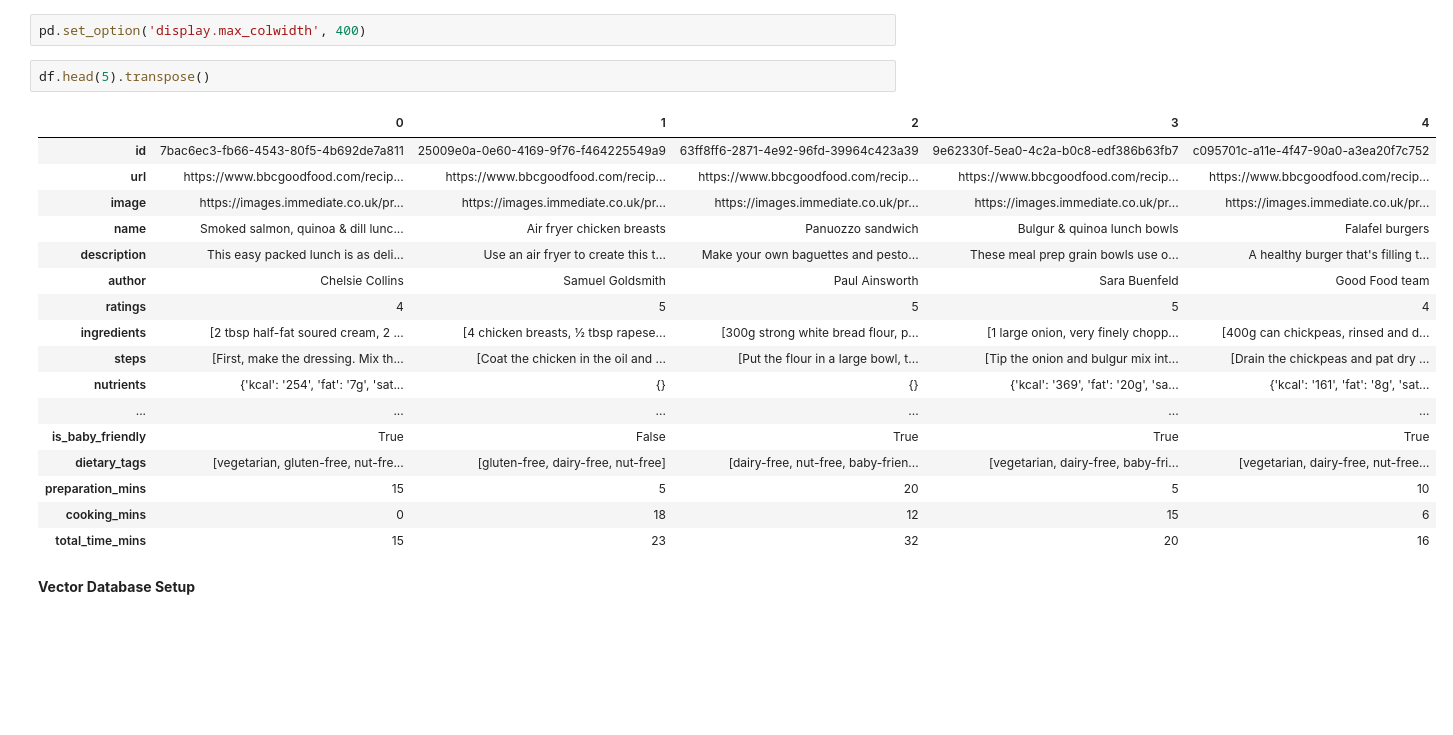
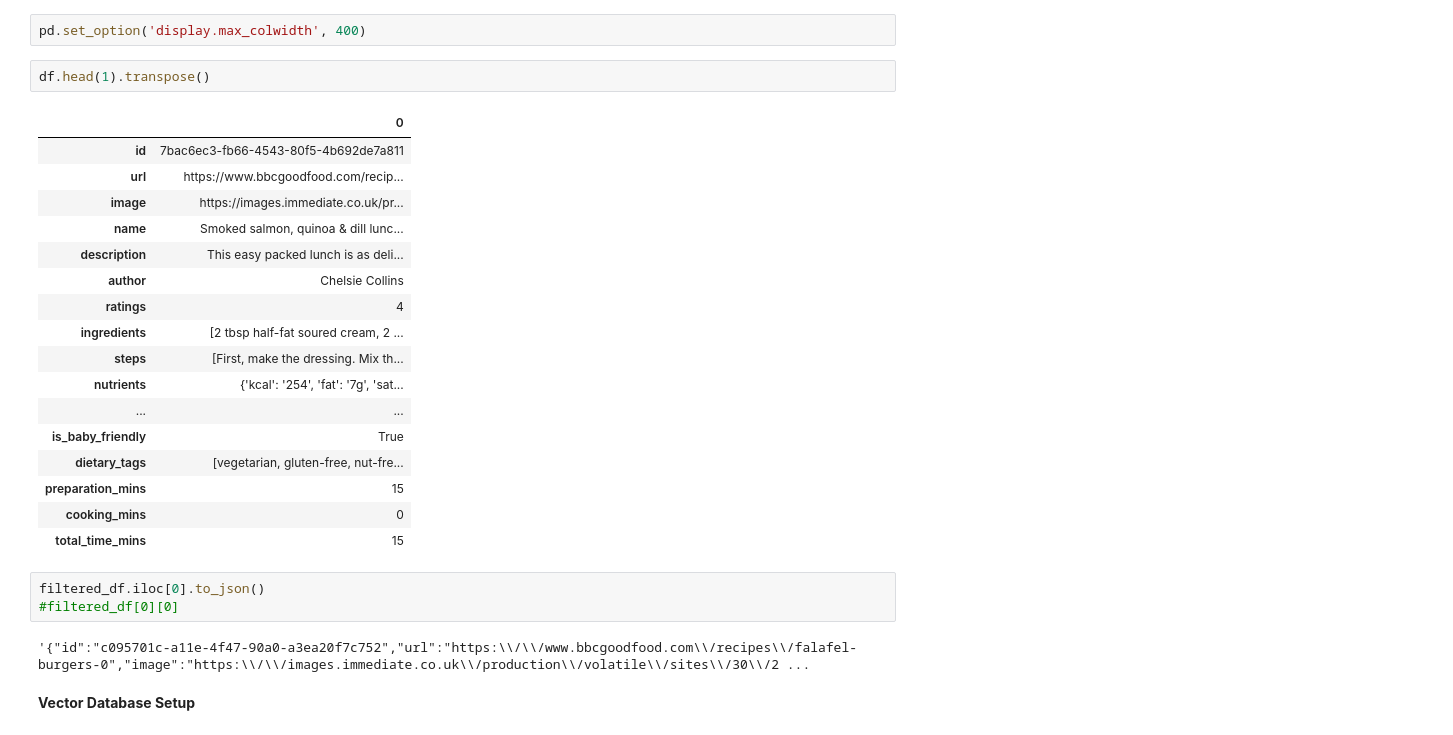
Before and after one commit to ask404/2018.11-Tutorials, a Jupyter notebook: DishRAG_v0_2_.ipynb, the cells around one changed output. Saved outputs shown, nothing was run; the diff lists cells and outputs as text; blank space fills up the shorter version.

```diff
--- a/DishRAG_v0_2_.ipynb
+++ b/DishRAG_v0_2_.ipynb
@@ -290,25 +292,30 @@ dtype: int64
 # %%
 pd.set_option('display.max_colwidth', 400)
 # %%
-df.head(5).transpose()
+df.head(1).transpose()
 # %% [output]
-|  | 0 | 1 | 2 | 3 | 4 |
-| id | 7bac6ec3-fb66-4543-80f5-4b692de7a811 | 25009e0a-0e60-4169-9f76-f464225549a9 | 63ff8ff6-2871-4e92-96fd-39964c423a39 | 9e62330f-5ea0-4c2a-b0c8-edf386b63fb7 | c095701c-a11e-4f47-90a0-a3ea20f7c752 |
-| url | https://www.bbcgoodfood.com/recip... | https://www.bbcgoodfood.com/recip... | https://www.bbcgoodfood.com/recip... | https://www.bbcgoodfood.com/recip... | https://www.bbcgoodfood.com/recip... |
-| image | https://images.immediate.co.uk/pr... | https://images.immediate.co.uk/pr... | https://images.immediate.co.uk/pr... | https://images.immediate.co.uk/pr... | https://images.immediate.co.uk/pr... |
-| name | Smoked salmon, quinoa & dill lunc... | Air fryer chicken breasts | Panuozzo sandwich | Bulgur & quinoa lunch bowls | Falafel burgers |
-| description | This easy packed lunch is as deli... | Use an air fryer to create this t... | Make your own baguettes and pesto... | These meal prep grain bowls use o... | A healthy burger that's filling t... |
-| author | Chelsie Collins | Samuel Goldsmith | Paul Ainsworth | Sara Buenfeld | Good Food team |
-| ratings | 4 | 5 | 5 | 5 | 4 |
-| ingredients | [2 tbsp half-fat soured cream, 2 ... | [4 chicken breasts, ½ tbsp rapese... | [300g strong white bread flour, p... | [1 large onion, very finely chopp... | [400g can chickpeas, rinsed and d... |
-| steps | [First, make the dressing. Mix th... | [Coat the chicken in the oil and ... | [Put the flour in a large bowl, t... | [Tip the onion and bulgur mix int... | [Drain the chickpeas and pat dry ... |
-| nutrients | {'kcal': '254', 'fat': '7g', 'sat... | {} | {} | {'kcal': '369', 'fat': '20g', 'sa... | {'kcal': '161', 'fat': '8g', 'sat... |
-| ... | ... | ... | ... | ... | ... |
-| is_baby_friendly | True | False | True | True | True |
-| dietary_tags | [vegetarian, gluten-free, nut-fre... | [gluten-free, dairy-free, nut-free] | [dairy-free, nut-free, baby-frien... | [vegetarian, dairy-free, baby-fri... | [vegetarian, dairy-free, nut-free... |
-| preparation_mins | 15 | 5 | 20 | 5 | 10 |
-| cooking_mins | 0 | 18 | 12 | 15 | 6 |
-| total_time_mins | 15 | 23 | 32 | 20 | 16 |
+|  | 0 |
+| id | 7bac6ec3-fb66-4543-80f5-4b692de7a811 |
+| url | https://www.bbcgoodfood.com/recip... |
+| image | https://images.immediate.co.uk/pr... |
+| name | Smoked salmon, quinoa & dill lunc... |
+| description | This easy packed lunch is as deli... |
+| author | Chelsie Collins |
+| ratings | 4 |
+| ingredients | [2 tbsp half-fat soured cream, 2 ... |
+| steps | [First, make the dressing. Mix th... |
+| nutrients | {'kcal': '254', 'fat': '7g', 'sat... |
+| ... | ... |
+| is_baby_friendly | True |
+| dietary_tags | [vegetarian, gluten-free, nut-fre... |
+| preparation_mins | 15 |
+| cooking_mins | 0 |
+| total_time_mins | 15 |
+# %%
+filtered_df.iloc[0].to_json()
+#filtered_df[0][0]
+# %% [output]
+'{"id":"c095701c-a11e-4f47-90a0-a3ea20f7c752","url":"https:\\/\\/www.bbcgoodfood.com\\/recipes\\/falafel-burgers-0","image":"https:\\/\\/images.immediate.co.uk\\/production\\/volatile\\/sites\\/30\\/2 ...
 # %% [markdown]
 **Vector Database Setup**
 # %%
```
Also changed, not shown: parts of 16 cells of this notebook.
